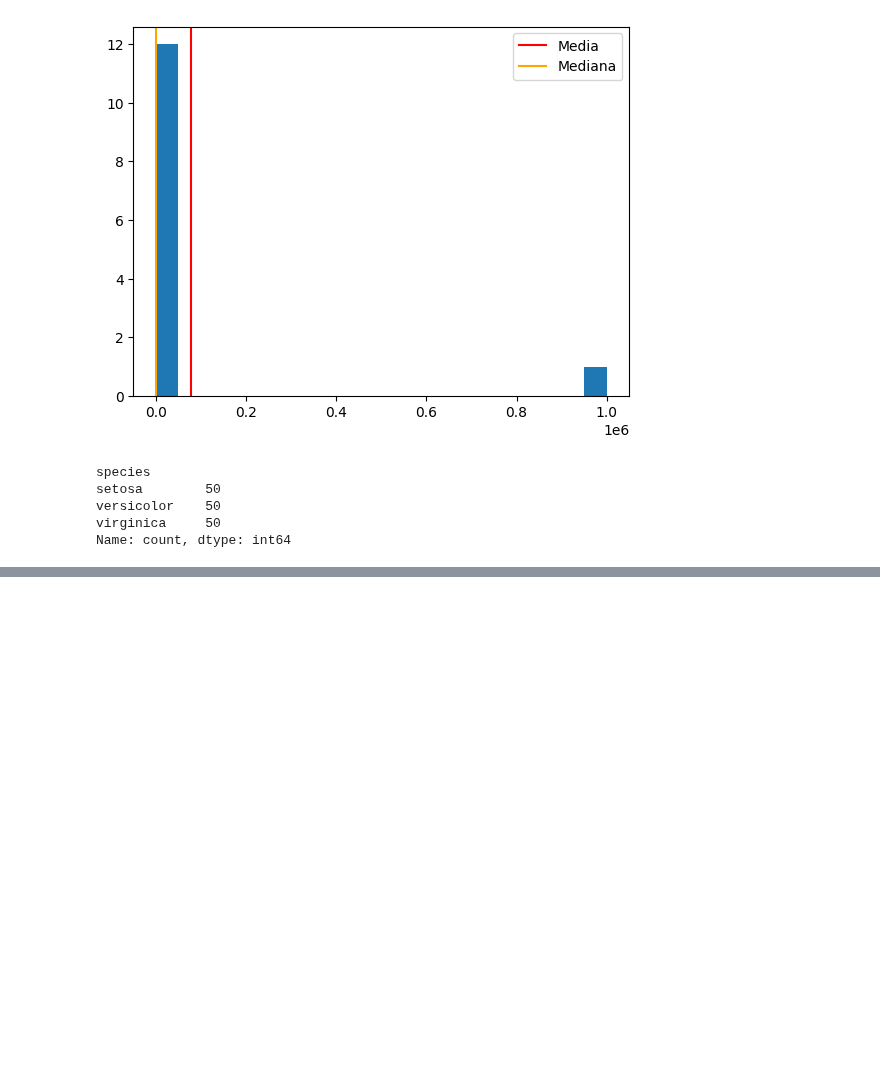
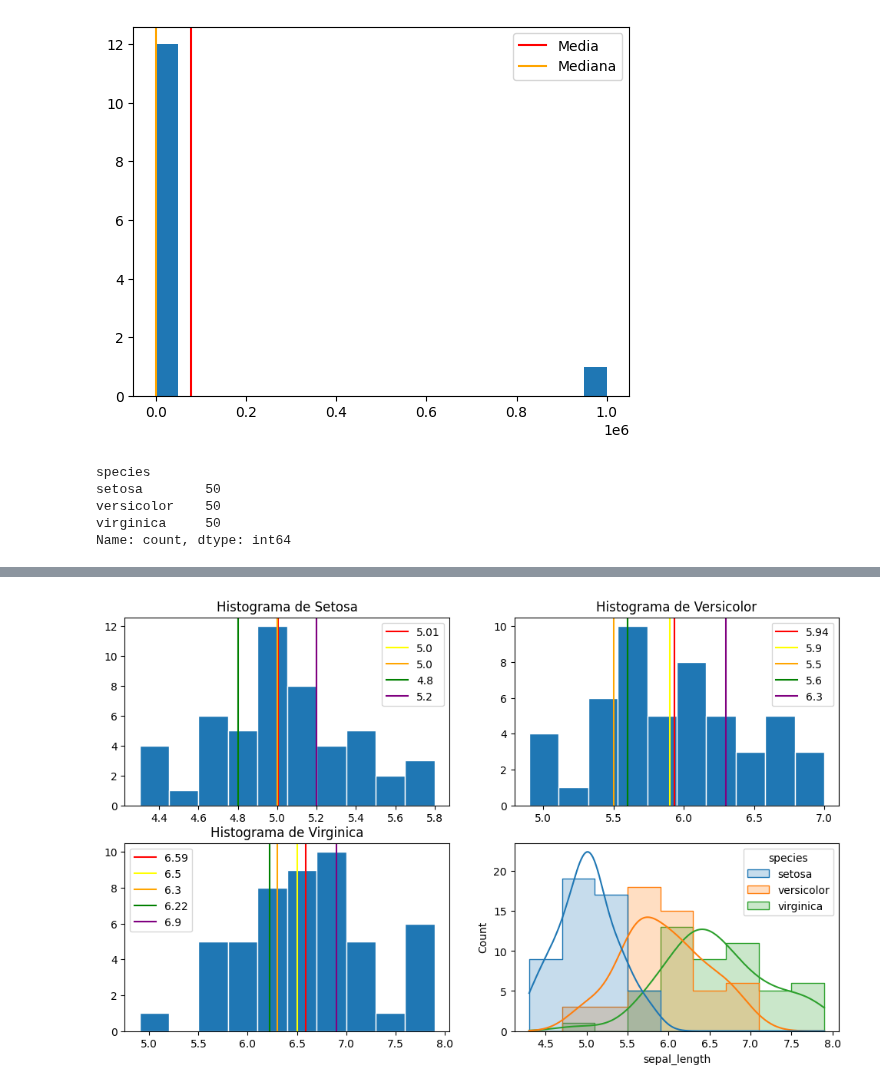
Before and after one commit to JhonZafra/Statistic_Concepts, a Jupyter notebook: SemanaIII/SeabornII.ipynb, the cells around one changed output, grey strips where cells are left out. Saved outputs shown, nothing was run; the diff lists cells and outputs as text; code cells hidden in the pictures; blank space fills up the shorter version.

```diff
--- a/SemanaIII/SeabornII.ipynb
+++ b/SemanaIII/SeabornII.ipynb
@@ -179,0 +208,39 @@ mean 5.01
+# %%
+plt.figure( figsize= (12,7))
+
+plt.subplot(2, 2, 1)
+plt.title("Histograma de Setosa")
+plt.hist(setosadf.sepal_length, bins=10, edgecolor= 'w')
+plt.axvline(setosadf.sepal_length.mean(), color= "red", label= f'{setosadf.sepal_length.mean().round(2)}')
+plt.axvline(setosadf.sepal_length.median(), color= "yellow", label= f'{setosadf.sepal_length.median().round(2)}')
+plt.axvline(setosadf.sepal_length.mode()[0], color= "orange", label= f'{setosadf.sepal_length.mode()[0].round(2)}')
+plt.axvline(setosadf.sepal_length.quantile(0.25), color= "green", label= f'{setosadf.sepal_length.quantile(0.25).round(2)}')
+plt.axvline(setosadf.sepal_length.quantile(0.75), color= "purple", label= f'{setosadf.sepal_length.quantile(0.75).round(2)}')
+plt.legend()
+
+
+plt.subplot(2, 2, 2)
+plt.title("Histograma de Versicolor")
+plt.hist(versicolordf.sepal_length, bins=10, edgecolor= 'w')
+plt.axvline(versicolordf.sepal_length.mean(), color= "red", label= f'{versicolordf.sepal_length.mean().round(2)}')
+plt.axvline(versicolordf.sepal_length.median(), color= "yellow", label= f'{versicolordf.sepal_length.median().round(2)}')
+plt.axvline(versicolordf.sepal_length.mode()[0], color= "orange", label= f'{versicolordf.sepal_length.mode()[0].round(2)}')
+plt.axvline(versicolordf.sepal_length.quantile(0.25), color= "green", label= f'{versicolordf.sepal_length.quantile(0.25).round(2)}')
+plt.axvline(versicolordf.sepal_length.quantile(0.75), color= "purple", label= f'{versicolordf.sepal_length.quantile(0.75).round(2)}')
+plt.legend()
+
+plt.subplot(2, 2, 3)
+plt.title("Histograma de Virginica")
+plt.hist(virginicadf.sepal_length, bins=10, edgecolor= 'w')
+plt.axvline(virginicadf.sepal_length.mean(), color= "red", label= f'{virginicadf.sepal_length.mean().round(2)}')
+plt.axvline(virginicadf.sepal_length.median(), color= "yellow", label= f'{virginicadf.sepal_length.median().round(2)}')
+plt.axvline(virginicadf.sepal_length.mode()[0], color= "orange", label= f'{virginicadf.sepal_length.mode()[0].round(2)}')
+plt.axvline(virginicadf.sepal_length.quantile(0.25), color= "green", label= f'{virginicadf.sepal_length.quantile(0.25).round(2)}')
+plt.axvline(virginicadf.sepal_length.quantile(0.75), color= "purple", label= f'{virginicadf.sepal_length.quantile(0.75).round(2)}')
+plt.legend()
+
+plt.subplot(2,2,4)
+sns.histplot (data=irisdf, x='sepal_length', kde = True, hue = 'species', element="step")
+plt.show()
+# %% [output]
+[figure, added]
```
Also changed, not shown: parts of 3 cells of this notebook.
